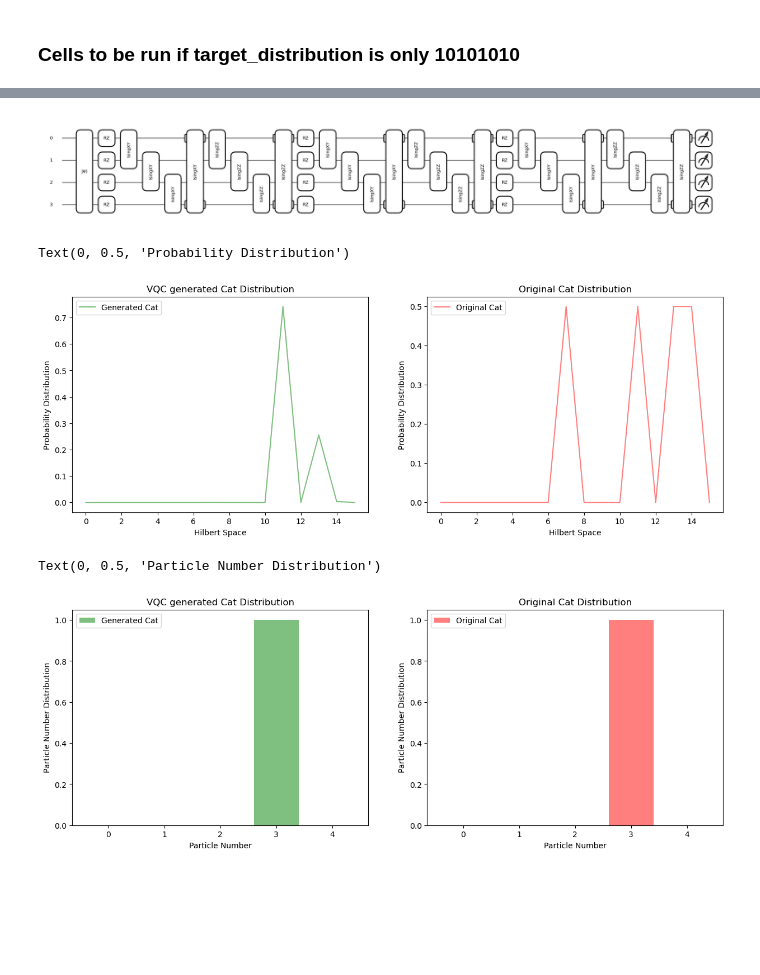
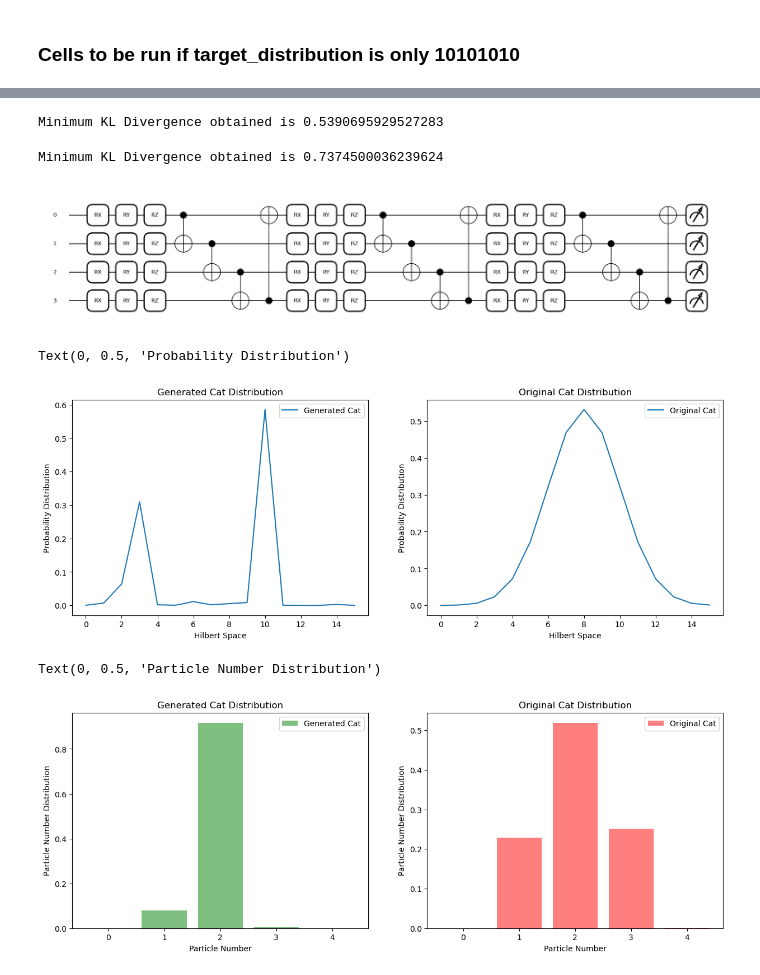
Before and after one commit to Ak-ash22/qcbm_hiwi, a Jupyter notebook: qcbm_project/cat_anticat/vqc_decoder_cat_anticat.ipynb, the cells around one changed output, grey strips where cells are left out. Saved outputs shown, nothing was run; the diff lists cells and outputs as text; code cells hidden in the pictures; blank space fills up the shorter version.

```diff
--- a/qcbm_project/cat_anticat/vqc_decoder_cat_anticat.ipynb
+++ b/qcbm_project/cat_anticat/vqc_decoder_cat_anticat.ipynb
@@ -206,8 +206,8 @@ qcbm = QCBM(circuit,mmd1=mmd1,mmd2=mmd2,py1=target_distribution1,py2=target_dist
 
 #Initial parameters
 weights = initial_params
-lr = optax.exponential_decay(init_value=0.1,transition_steps=10,decay_rate=0.99,transition_begin=300,end_value=0.025,staircase=True)
-# lr = 0.01
+# lr = optax.exponential_decay(init_value=0.1,transition_steps=10,decay_rate=0.99,transition_begin=300,end_value=0.005,staircase=True)
+lr = 0.01
 opt = optax.adam(learning_rate=lr)
 opt_state = opt.init(weights)
 
@@ -222,10 +222,10 @@ i = 0
 # i = start_epoch
 
 # while kl_div > 10^-3:
-while i < 3001:
+while i < 15001:
     i+=1
-    current_lr = lr(i)
-    # current_lr = lr
+    # current_lr = lr(i)
+    current_lr = lr
     start_time = time.time()
     weights, opt_state, loss_val, kl_div = update_step(params=weights,opt_state=opt_state)
     end_time = time.time()
@@ -292,42 +292,50 @@ Minimum KL Divergence obtained is 0.013973718509078026
+# %%
+print(f"Minimum KL Divergence obtained is {np.min(divs)}")
+# %% [output]
+Minimum KL Divergence obtained is 0.5390695929527283
+# %%
+print(f"Minimum KL Divergence obtained is {np.min(divs)}")
+# %% [output]
+Minimum KL Divergence obtained is 0.7374500036239624
 # %%
 dev = qml.device("default.qubit",wires=n_qubits)
 
 @qml.qnode(dev,interface='jax')
 def output_vqc_circuit(input_params,n_qubits=4):
-    uniform_init(num_qubits,cat_pre_training)
+    # uniform_init(num_qubits,cat_pre_training)
     params = input_params[0]
     for i in range(3):
         vqc_circuit(params[i])
     return qml.probs(wires=range(n_qubits))
 
 qml.draw_mpl(output_vqc_circuit)(optimal_params)
 plt.show()
 # %% [output]
-[figure, old version]
+[figure, new version]
 # %%
 hybrid_output = output_vqc_circuit(optimal_params,n_qubits)
 # %%
 fig, axs = plt.subplots(1,2,figsize=(15,5))
-axs[0].plot(x_full,hybrid_output,color='green',alpha=0.5,label='Generated Cat')
+axs[0].plot(x_full,hybrid_output,label='Generated Cat')
 axs[0].legend()
-axs[0].set_title('VQC generated Cat Distribution')
+axs[0].set_title('Generated Cat Distribution')
 axs[0].set_xlabel('Hilbert Space')
 axs[0].set_ylabel('Probability Distribution')
 
-axs[1].plot(x_full,cat_data,color='red',alpha=0.5,label='Original Cat')
+axs[1].plot(x_full,cat_data,label='Original Cat')
 axs[1].legend()
 axs[1].set_title('Original Cat Distribution')
 axs[1].set_xlabel('Hilbert Space')
 axs[1].set_ylabel('Probability Distribution')
 # %% [output]
 Text(0, 0.5, 'Probability Distribution')
-[figure, old version]
+[figure, new version]
 # %%
 x = jnp.arange(0,n_qubits+1,dtype=jnp.float64)
 fig, axs = plt.subplots(1,2,figsize=(15,5))
 axs[0].bar(x,pnumber_distribution(hybrid_output,n_qubits),color='green',alpha=0.5,label='Generated Cat')
 axs[0].legend()
-axs[0].set_title('VQC generated Cat Distribution')
+axs[0].set_title('Generated Cat Distribution')
 axs[0].set_xlabel('Particle Number')
 axs[0].set_ylabel('Particle Number Distribution')
 
@@ -338,7 +346,7 @@ axs[1].set_xlabel('Particle Number')
 axs[1].set_ylabel('Particle Number Distribution')
 # %% [output]
 Text(0, 0.5, 'Particle Number Distribution')
-[figure, old version]
+[figure, new version]
 # %%
 # #Save Checkpoint
 # checkpoint = {"final_epoch":i,
```
Also changed, not shown: parts of 5 cells of this notebook, 3 other files.
